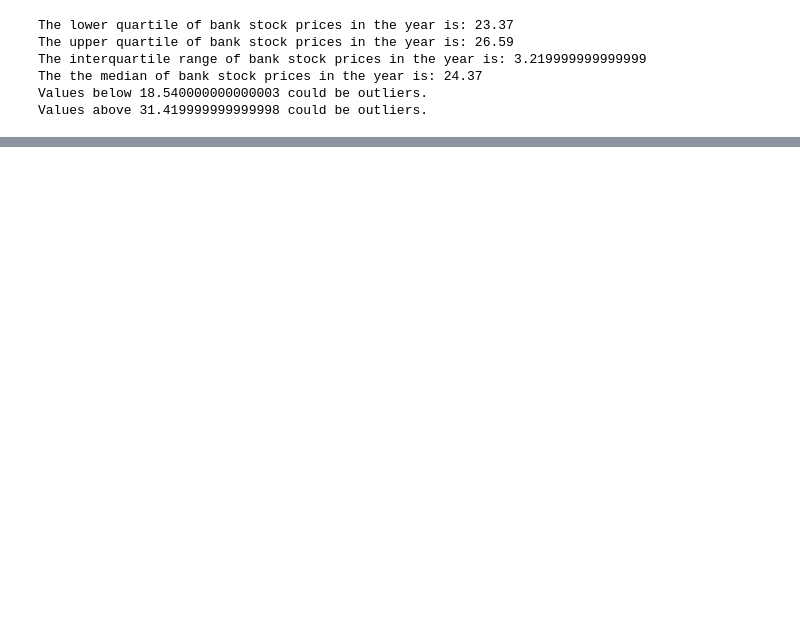
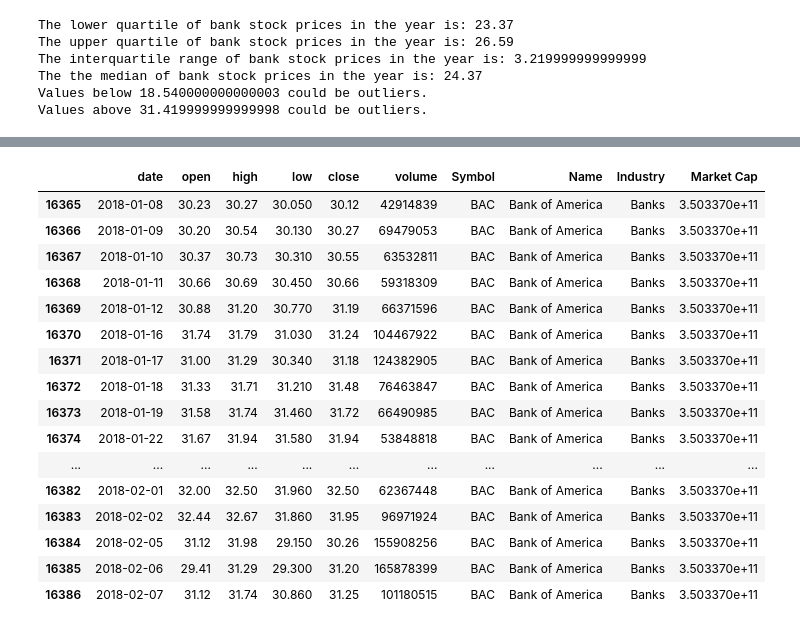
Before and after one commit to TracieDiepBautista/StockAnalytics, a Jupyter notebook: pandasDataManipulation-jy.ipynb, the cells around one changed output, grey strips where cells are left out. Drawn from its saved outputs; the diff is of its cells as text; code cells hidden in the pictures; blank space fills up the shorter version.

```diff
--- a/pandasDataManipulation-jy.ipynb
+++ b/pandasDataManipulation-jy.ipynb
@@ -313,5 +360,24 @@ pharm_df.to_sql(name='stock_pharm', con = engine,if_exists='append',index=False)
 # %%
 # Consolidate data to 3 types of bank and 1 month period
-bank1mo = banks_df.loc[(banks_df["Name"]=="Bank of America") | (banks_df["Name"]=="JPMorgan Chase & Co.") | (banks_df["Name"]=="Wells Fargo & Company"), :]
-bank1mo=bank1mo.loc[bank1mo["date"] > "2018-01-06"]
-bank1mo.to_csv("bank1mo.csv",index=False)
+BAC30days = banks_df.loc[(banks_df["Name"]=="Bank of America"), :]
+BAC1mo=BAC30days.loc[BAC30days["date"] > "2018-01-06"]
+BAC1mo.head(22)
+# BAC1mo.to_csv("BAC1mo.csv",index=False)
+# %% [output]
+|  | date | open | high | low | close | volume | Symbol | Name | Industry | Market Cap |
+| 16365 | 2018-01-08 | 30.23 | 30.27 | 30.050 | 30.12 | 42914839 | BAC | Bank of America | Banks | 3.503370e+11 |
+| 16366 | 2018-01-09 | 30.20 | 30.54 | 30.130 | 30.27 | 69479053 | BAC | Bank of America | Banks | 3.503370e+11 |
+| 16367 | 2018-01-10 | 30.37 | 30.73 | 30.310 | 30.55 | 63532811 | BAC | Bank of America | Banks | 3.503370e+11 |
+| 16368 | 2018-01-11 | 30.66 | 30.69 | 30.450 | 30.66 | 59318309 | BAC | Bank of America | Banks | 3.503370e+11 |
+| 16369 | 2018-01-12 | 30.88 | 31.20 | 30.770 | 31.19 | 66371596 | BAC | Bank of America | Banks | 3.503370e+11 |
+| 16370 | 2018-01-16 | 31.74 | 31.79 | 31.030 | 31.24 | 104467922 | BAC | Bank of America | Banks | 3.503370e+11 |
+| 16371 | 2018-01-17 | 31.00 | 31.29 | 30.340 | 31.18 | 124382905 | BAC | Bank of America | Banks | 3.503370e+11 |
+| 16372 | 2018-01-18 | 31.33 | 31.71 | 31.210 | 31.48 | 76463847 | BAC | Bank of America | Banks | 3.503370e+11 |
+| 16373 | 2018-01-19 | 31.58 | 31.74 | 31.460 | 31.72 | 66490985 | BAC | Bank of America | Banks | 3.503370e+11 |
+| 16374 | 2018-01-22 | 31.67 | 31.94 | 31.580 | 31.94 | 53848818 | BAC | Bank of America | Banks | 3.503370e+11 |
+| ... | ... | ... | ... | ... | ... | ... | ... | ... | ... | ... |
+| 16382 | 2018-02-01 | 32.00 | 32.50 | 31.960 | 32.50 | 62367448 | BAC | Bank of America | Banks | 3.503370e+11 |
+| 16383 | 2018-02-02 | 32.44 | 32.67 | 31.860 | 31.95 | 96971924 | BAC | Bank of America | Banks | 3.503370e+11 |
+| 16384 | 2018-02-05 | 31.12 | 31.98 | 29.150 | 30.26 | 155908256 | BAC | Bank of America | Banks | 3.503370e+11 |
+| 16385 | 2018-02-06 | 29.41 | 31.29 | 29.300 | 31.20 | 165878399 | BAC | Bank of America | Banks | 3.503370e+11 |
+| 16386 | 2018-02-07 | 31.12 | 31.74 | 30.860 | 31.25 | 101180515 | BAC | Bank of America | Banks | 3.503370e+11 |
```
Also changed, not shown: parts of 19 cells of this notebook, 11 other files.
